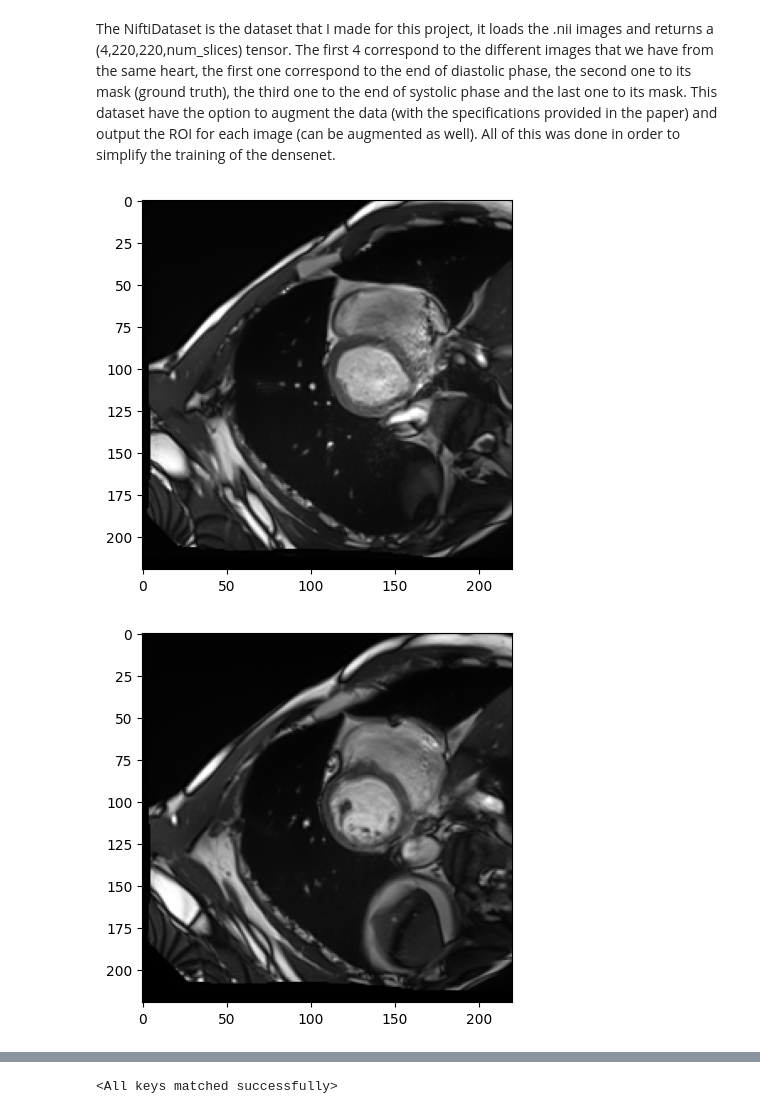
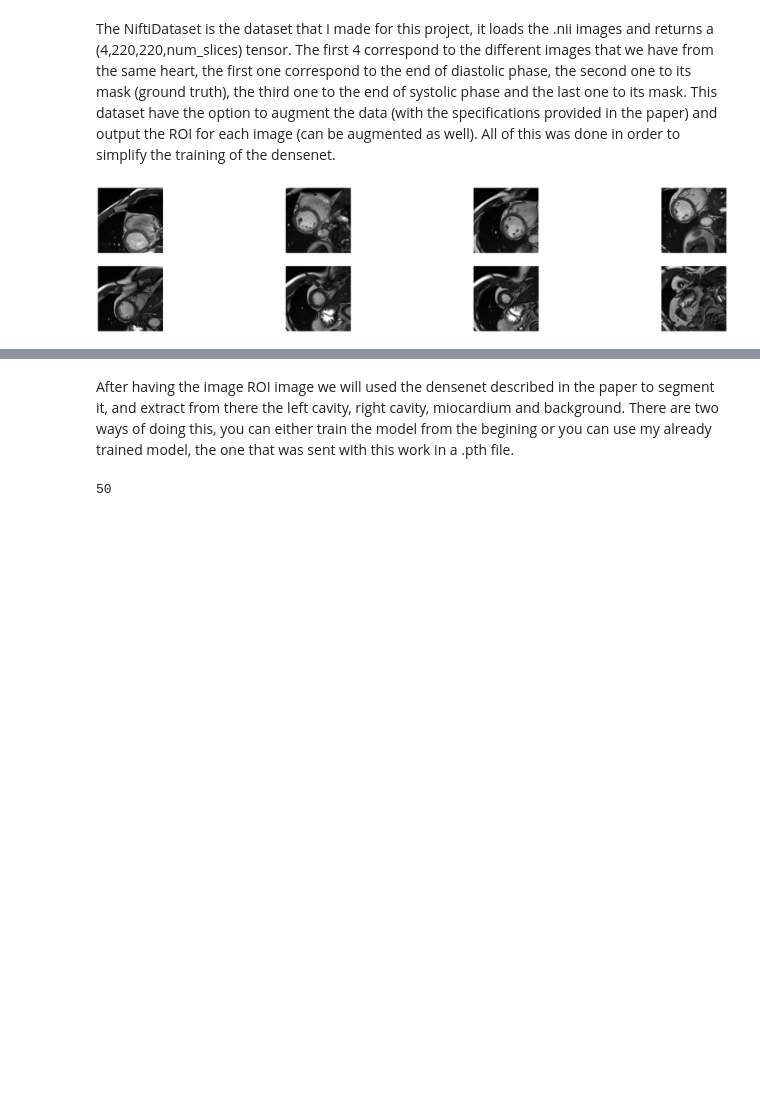
Before and after one commit to NicolasNoya/CardiacPathologyPrediction, a Jupyter notebook: presentation.ipynb, the cells around one changed output, grey strips where cells are left out. Drawn from its saved outputs; the diff is of its cells as text; code cells hidden in the pictures; blank space fills up the shorter version.

```diff
--- a/presentation.ipynb
+++ b/presentation.ipynb
@@ -43,13 +44,20 @@ The NiftiDataset is the dataset that I made for this project, it loads the .nii
 This dataset have the option to augment the data (with the specifications provided in the paper) and output the ROI for each image (can be augmented as well). All of this was done in order to simplify the training of the densenet.
 # %%
 data_path = "./data/Train"
-niftiidataset = NiftiDataset(image_path = data_path)
+niftiidataset = NiftiDataset(image_path = data_path, roi=True)
 diastolic_loaded_image = niftiidataset[random_int][0]
 # print(diastolic_loaded_image.shape[-1])
+amount_of_slices_over_2=int(roi_image.shape[0]/2)
+# print(amount_of_slices_over_2)
+fig, axs = plt.subplots(2,amount_of_slices_over_2, figsize=(50, 10))
 for img_idx in range(diastolic_loaded_image.shape[-1]):
     img = diastolic_loaded_image[:,:,img_idx]
-    plt.imshow(img, cmap='gray')
-    plt.show()
+    img_idx_2 = int(img_idx%amount_of_slices_over_2)
+    am_img=int(img_idx/amount_of_slices_over_2)
+    axs[am_img,img_idx_2].imshow(img, cmap='gray')
+    axs[am_img,img_idx_2].imshow(img, cmap='gray')
+    axs[am_img,img_idx_2].axis('off')
+    axs[am_img,img_idx_2].axis('off')
+    # print(img_idx_2, am_img)
 # %% [output]
-[figure, old version]
+[figure, new version]
-[figure, removed]
@@ -62,9 +64,27 @@ for img_idx in range(diastolic_loaded_image.shape[-1]):
+# %% [markdown]
+After having the image ROI image we will used the densenet described in the paper to segment it, and extract from there the left cavity, right cavity, miocardium and background.
+There are two ways of doing this, you can either train the model from the begining or you can use my already trained model, the one that was sent with this work in a .pth file.
 # %%
-# Load the Model
-densenet = DenseNet()
-densenet.to("cuda")
-# Load the model weights
-densenet.load_state_dict(torch.load('/home/onyxia/work/project/CardiacPathologyPrediction/model_weights_best_dice_val0.7920951843261719.pth')["model_state_dict"])
+# IF set to true will train the model again. The training took me approximately two hours.
+Train_model = False
+device = torch.device("cuda")
+
+if Train_model:
+    model = DenseNet()
+    trainer = DenseNetTrainer(data_path)
+    # The trainer configuration is like the one in the article
+    trainer = DenseNetTrainer(path_to_images, epochs=200, alpha=0.25, train_fraction=0.8, check_val_every=10)
+    trainer.train(model=model)
+    model.eval()
+else:
+    # Load the Model
+    model = DenseNet()
+    # Load the model weights
+    model.load_state_dict(torch.load('/home/onyxia/work/project/CardiacPathologyPrediction/model_weights_best_dice_val0.8000605702400208.pth')["model_state_dict"])
+    model.to(device)
+    model.eval()
-# %% [output]
-<All keys matched successfully>
+# %%
+torch.load(('/home/onyxia/work/project/CardiacPathologyPrediction/model_weights_best_dice_val0.8000605702400208.pth'))["epoch"]
+# %% [output]
+50
 # %%
```
Also changed, not shown: parts of 4 cells of this notebook, 2 other files.
